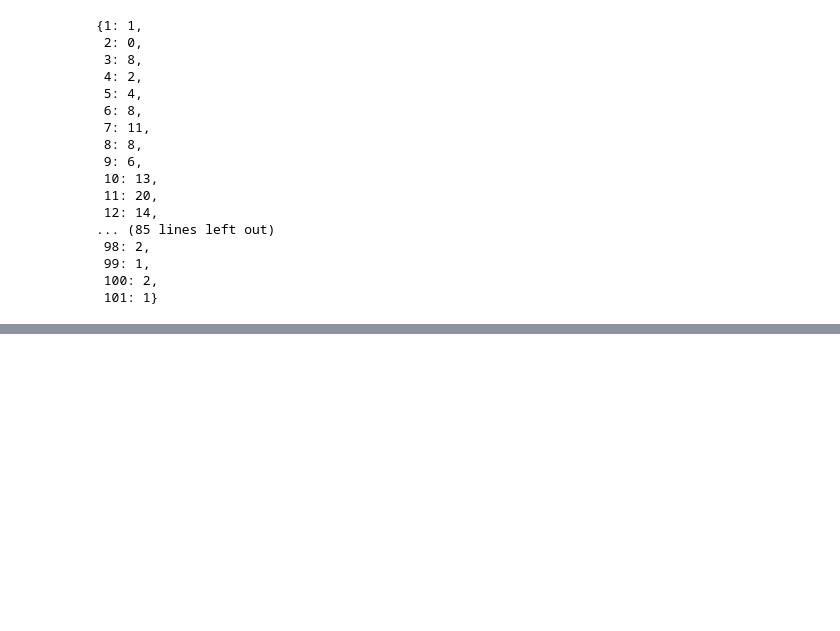
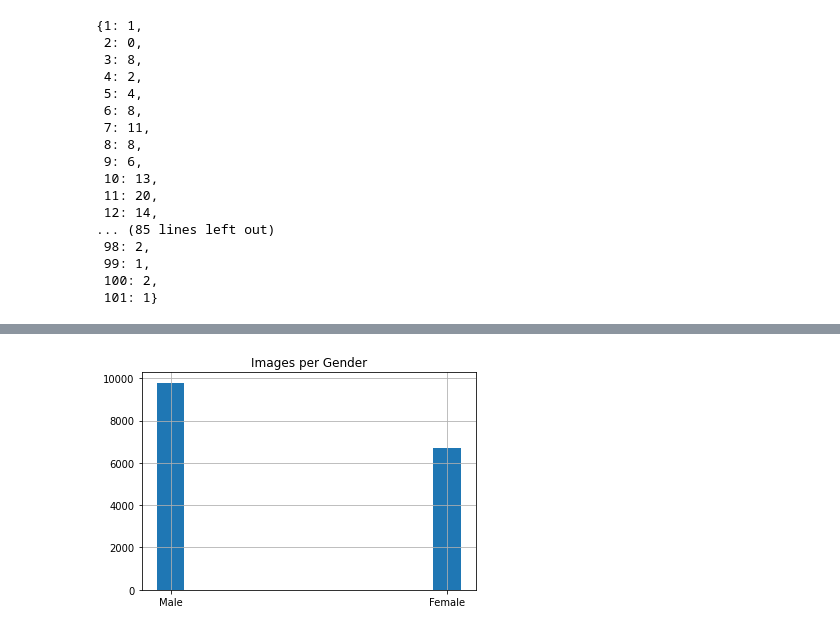
Before and after one commit to nahidosen/CSE465_Age_Estimation, a Jupyter notebook: Age_Estimation.ipynb, the cells around one changed output, grey strips where cells are left out. Drawn from its saved outputs; the diff is of its cells as text; code cells hidden in the pictures; blank space fills up the shorter version.

```diff
--- a/Age_Estimation.ipynb
+++ b/Age_Estimation.ipynb
@@ -264,0 +340,11 @@ age_number
+# %%
+gender_amount = num_gender.items()
+_, y = zip(*gender_amount)
+
+plt.title("Images per Gender")
+
+plt.grid()
+plt.bar(['Male', 'Female'], y, width = 0.1)
+plt.show()
+# %% [output]
+[figure, added]
```
Also changed, not shown: parts of 36 cells of this notebook.
